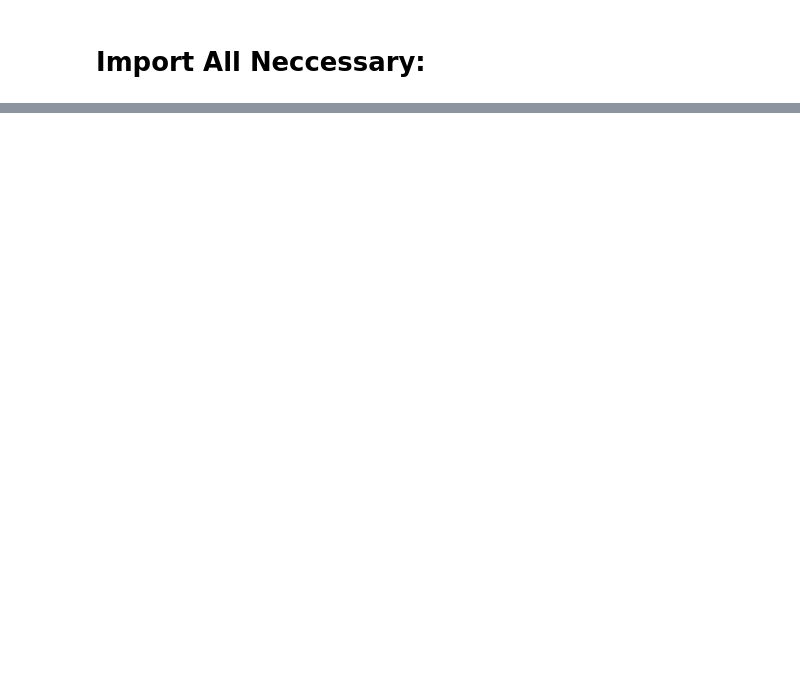
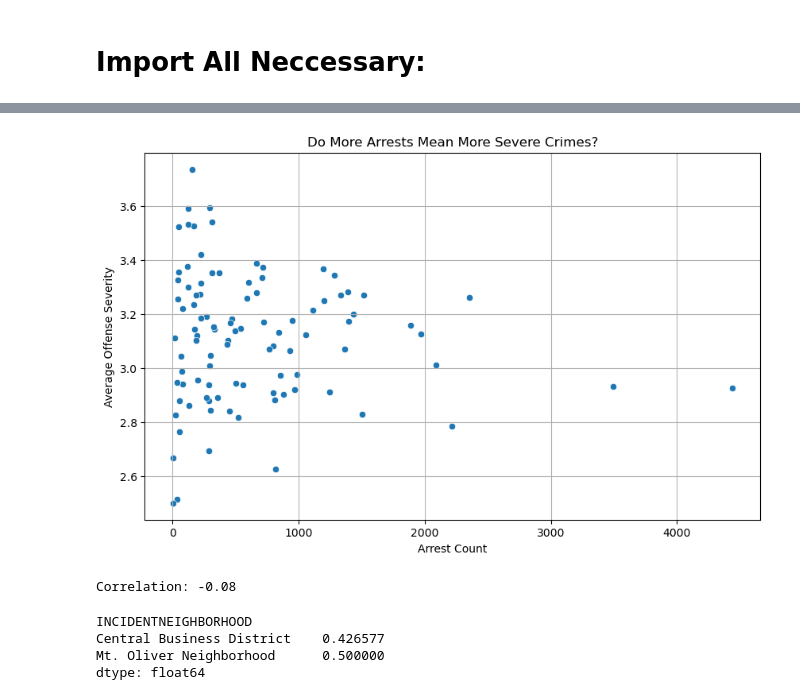
Before and after one commit to SharvM/Best-Neighborhood-Responsibility, a Jupyter notebook: arrests.ipynb, the cells around one changed output, grey strips where cells are left out. Drawn from its saved outputs; the diff is of its cells as text; code cells hidden in the pictures; blank space fills up the shorter version.

```diff
--- a/arrests.ipynb
+++ b/arrests.ipynb
@@ -16,0 +61,30 @@ df.head()
+# %%
+df_clean['OFFENSES'] = df_clean['OFFENSES'].fillna('').str.lower()
+df_clean['OFFENSES'] = df_clean['OFFENSES'].str.lower()
+# %%
+# Assign severity to offenses (in consideration with the other offenses from the list)
+def classify_severity(offense):
+    if 'aggravated assault' in offense or 'strangulation' in offense or 'terroristic threats' in offense:
+        return 5
+    elif 'simple assault' in offense or 'bench warrant' in offense or 'failure to appear' in offense:
+        return 4
+    elif 'dui' in offense or 'retail theft' in offense or 'theft' in offense or 'receiving stolen property' in offense:
+        return 3
+    elif 'controlled substance' in offense or 'marijuana' in offense or 'paraphernalia' in offense or 'contempt' in offense:
+        return 2
+    else:
+        return 1
+
+df_clean['Severity'] = df_clean['OFFENSES'].apply(classify_severity)
+# %%
+#Find the average severity by neighborhood
+severity_by_neighborhood = df_clean.groupby('INCIDENTNEIGHBORHOOD')['Severity'].mean().reset_index()
+severity_by_neighborhood.columns = ['Neighborhood', 'Average Severity']
+
+arrest_counts = df_clean['INCIDENTNEIGHBORHOOD'].value_counts().reset_index()
+arrest_counts.columns = ['Neighborhood', 'Arrest Count']
+
+# Merge severity + count
+combined_df = pd.merge(arrest_counts, severity_by_neighborhood, on='Neighborhood')
+
+combined_df
@@ -16,0 +105,29 @@ df.head()
+# %%
+plt.figure(figsize=(10, 6))
+sns.scatterplot(data=combined_df, x='Arrest Count', y='Average Severity')
+plt.title('Do More Arrests Mean More Severe Crimes?')
+plt.xlabel('Arrest Count')
+plt.ylabel('Average Offense Severity')
+plt.grid(True)
+plt.show()
+
+
+correlation = combined_df['Arrest Count'].corr(combined_df['Average Severity'])
+print(f"Correlation: {correlation:.2f}")
+# %% [output]
+[figure, added]
+Correlation: -0.08
+# %%
+severe_df = df_clean[df_clean['Severity'] >= 4]
+severe_percent = severe_df.groupby('INCIDENTNEIGHBORHOOD').size() / df_clean.groupby('INCIDENTNEIGHBORHOOD').size()
+severe_percent = severe_percent.dropna().sort_values(ascending=False)
+
+filtered_neighborhoods = severe_percent.loc[
+    ['Central Business District', 'Mt. Oliver Neighborhood']
+]
+print(filtered_neighborhoods)
+# %% [output]
+INCIDENTNEIGHBORHOOD
+Central Business District    0.426577
+Mt. Oliver Neighborhood      0.500000
+dtype: float64
```
Also changed, not shown: parts of 12 cells of this notebook.
